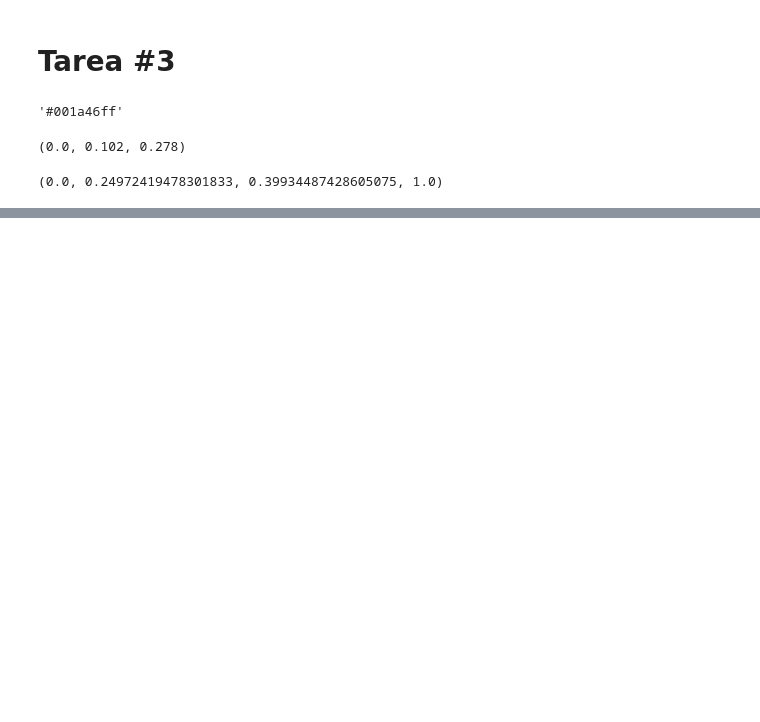
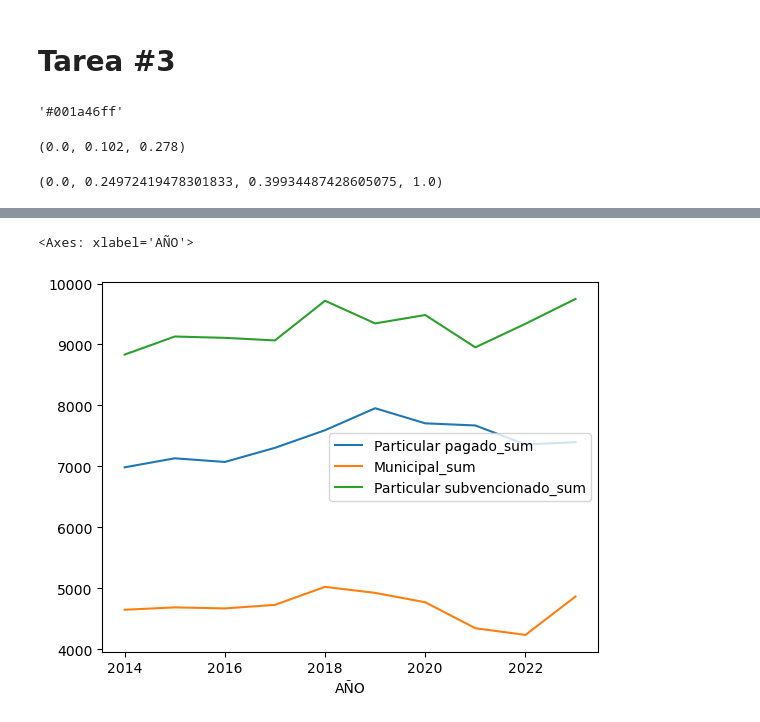
Before and after one commit to desareca/infovis-MDS_UDD, a Jupyter notebook: Tareas/Tarea 3/Tarea 3.ipynb, the cells around one changed output, grey strips where cells are left out. Drawn from its saved outputs; the diff is of its cells as text; code cells hidden in the pictures; blank space fills up the shorter version.

```diff
--- a/Tareas/Tarea 3/Tarea 3.ipynb
+++ b/Tareas/Tarea 3/Tarea 3.ipynb
@@ -504,0 +607,6 @@ drawCircleText(fig, pos=[0.6, 0.85, 0.1, 0.1], color='k', alpha=0.9, fc='#ffffff
+# %%
+uni_top = ['PONTIFICIA UNIVERSIDAD CATOLICA DE CHILE', 'UNIVERSIDAD DE CHILE', 'UNIVERSIDAD DE CONCEPCION', 'UNIVERSIDAD ADOLFO IBAÑEZ', 'UNIVERSIDAD DE SANTIAGO DE CHILE']
+df_admision_matricula_adj[df_admision_matricula_adj['UNIVERSIDAD'].isin(uni_top)].groupby('AÑO')[['Particular pagado_sum', 'Municipal_sum', 'Particular subvencionado_sum']].sum(numeric_only=True).plot()
+# %% [output]
+<Axes: xlabel='AÑO'>
+[figure, added]
```
Also changed, not shown: parts of 16 cells of this notebook, 13 other files.
